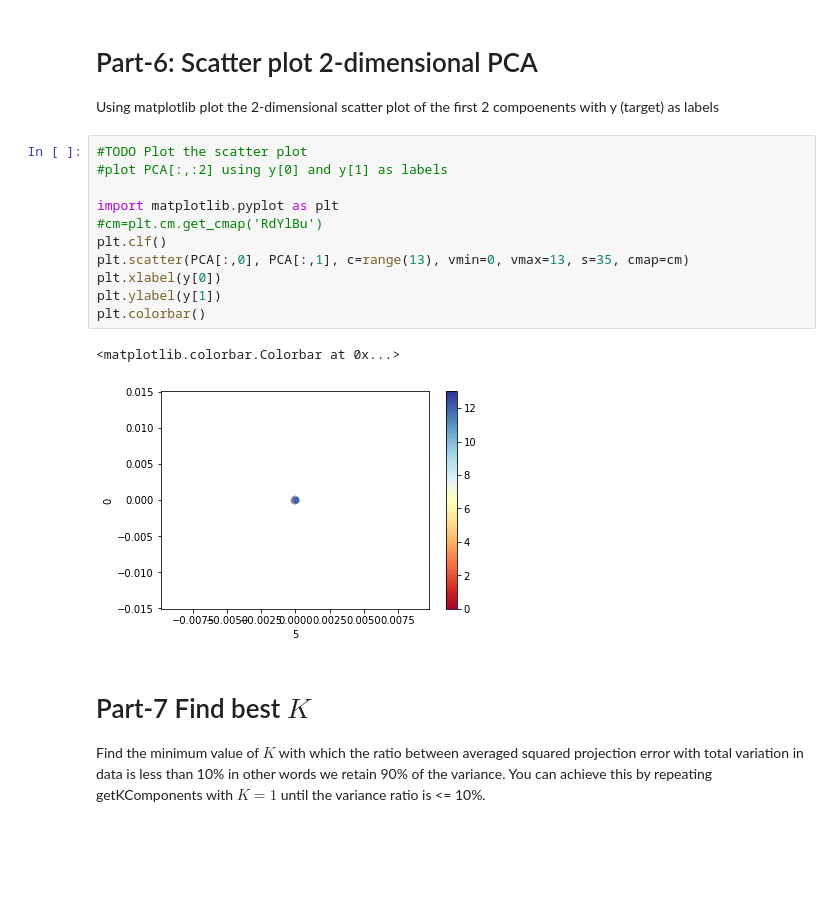
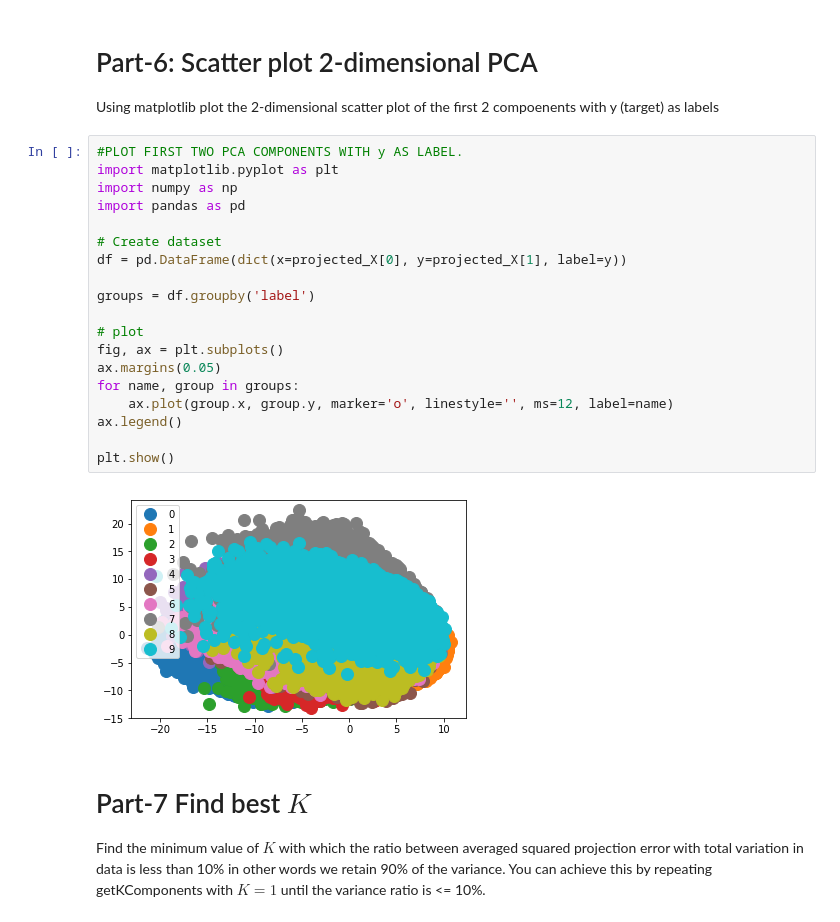
Before and after one commit to henmja/Locality-Sensitive-Hashing, a Jupyter notebook: assignment1/Assignment-1.ipynb, the cells around one changed output. Drawn from its saved outputs; the diff is of its cells as text; blank space fills up the shorter version.

```diff
--- a/assignment1/Assignment-1.ipynb
+++ b/assignment1/Assignment-1.ipynb
@@ -137,20 +112,27 @@ Compare the variance ration to the built-in PCA implementation in sklearn https:
 # %% [markdown]
 # Part-6: Scatter plot 2-dimensional PCA
 Using matplotlib plot the 2-dimensional scatter plot of the first 2 compoenents with y (target) as labels
-# %%
-#TODO Plot the scatter plot
-#plot PCA[:,:2] using y[0] and y[1] as labels
-
-import matplotlib.pyplot as plt
-#cm=plt.cm.get_cmap('RdYlBu')
-plt.clf()
-plt.scatter(PCA[:,0], PCA[:,1], c=range(13), vmin=0, vmax=13, s=35, cmap=cm)
-plt.xlabel(y[0])
-plt.ylabel(y[1])
-plt.colorbar()
-# %% [output]
-<matplotlib.colorbar.Colorbar at 0x...>
-[figure, removed]
+# %%
+#PLOT FIRST TWO PCA COMPONENTS WITH y AS LABEL.
+import matplotlib.pyplot as plt
+import numpy as np
+import pandas as pd
+
+# Create dataset
+df = pd.DataFrame(dict(x=projected_X[0], y=projected_X[1], label=y))
+
+groups = df.groupby('label')
+
+# plot
+fig, ax = plt.subplots()
+ax.margins(0.05)
+for name, group in groups:
+    ax.plot(group.x, group.y, marker='o', linestyle='', ms=12, label=name)
+ax.legend()
+
+plt.show()
+# %% [output]
+[figure, added]
 # %% [markdown]
 # Part-7 Find best $K$
 Find the minimum value of $K$ with which the ratio between averaged squared projection error with total variation in data is less than 10% in other words we retain 90% of the variance. You can achieve this by repeating getKComponents with $K=1$ until the variance ratio is <= 10%.
```
Also changed, not shown: parts of 9 cells of this notebook.
